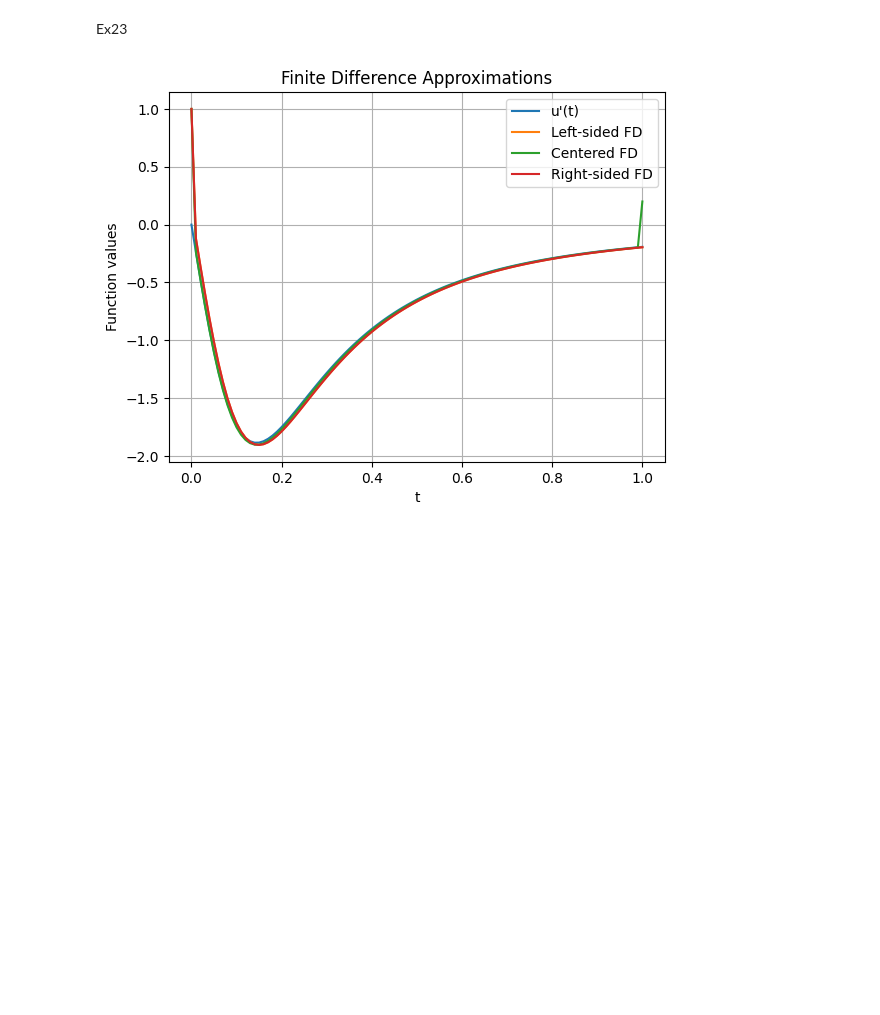
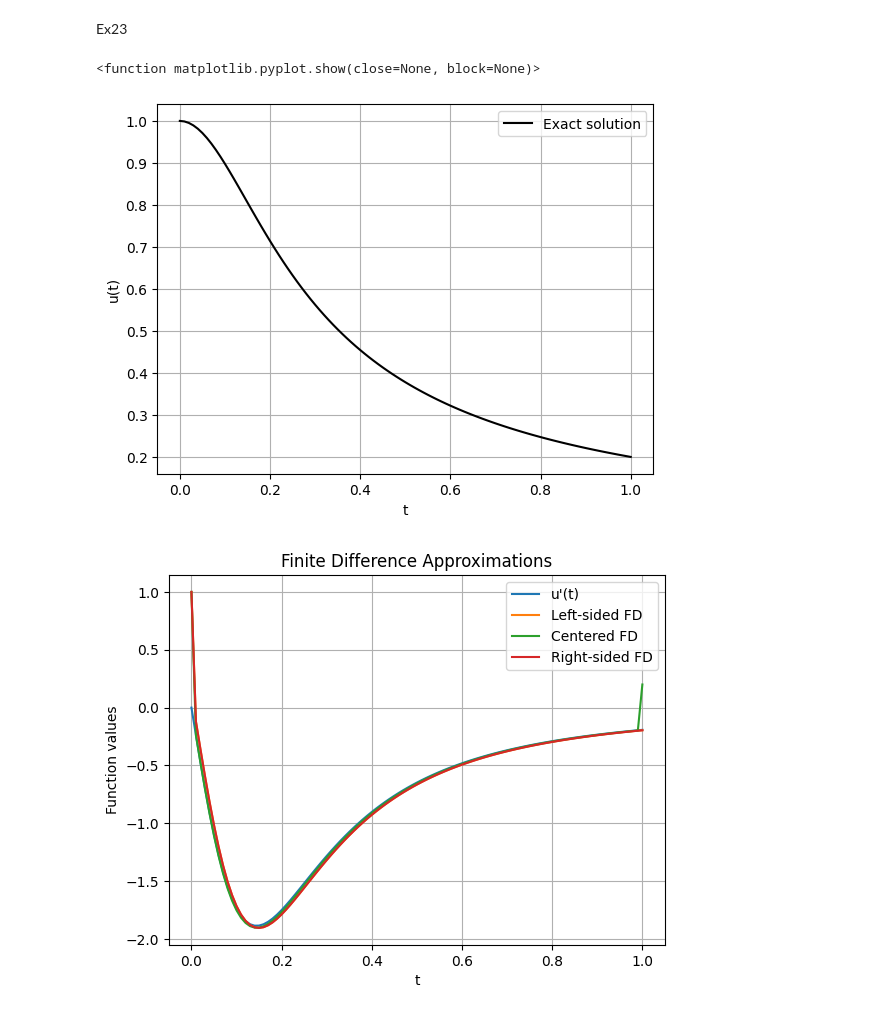
Before and after one commit to mohdkashifansari/Optimisation_and_Numerical_Analysis_Techniques, a Jupyter notebook: ADE/tut5.ipynb, the cells around one changed output. Cells and saved outputs as stored; diff of their text form; code cells hidden in the pictures; blank space fills up the shorter version.

```diff
--- a/ADE/tut5.ipynb
+++ b/ADE/tut5.ipynb
@@ -59,6 +59,17 @@ derivative = evaluate_derivative(tdata)
 leftsided = evaluate_u_left(tdata)
 centered = evaluate_u_center(tdata)
 rightsided = evaluate_u_right(tdata)
+# %%
+plt.figure()
+plt.plot(tdata, correct, label='Exact solution', color='black')
+plt. xlabel('t')
+plt. ylabel('u(t)' )
+plt.legend()
+plt.grid()
+plt.show
+# %% [output]
+<function matplotlib.pyplot.show(close=None, block=None)>
+[figure, added]
 # %%
 # plot results
 plt.plot(tdata, derivative, label="u'(t)")
```
Also changed, not shown: parts of 3 cells of this notebook, 6 other files.
